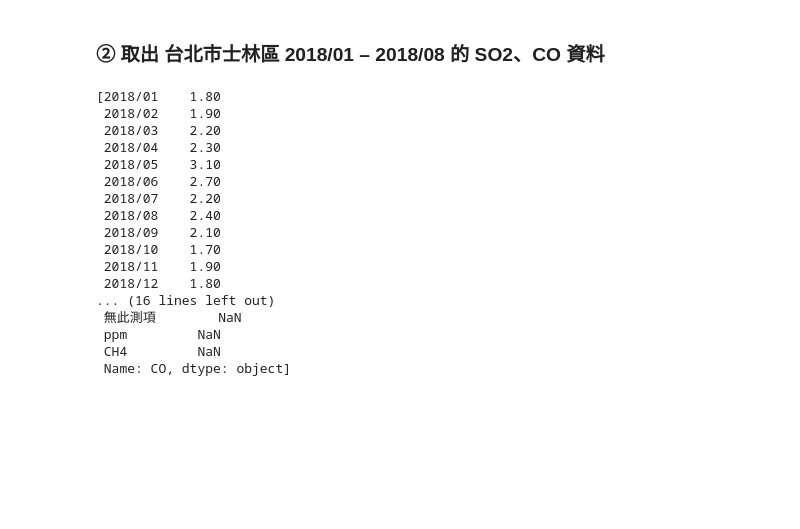
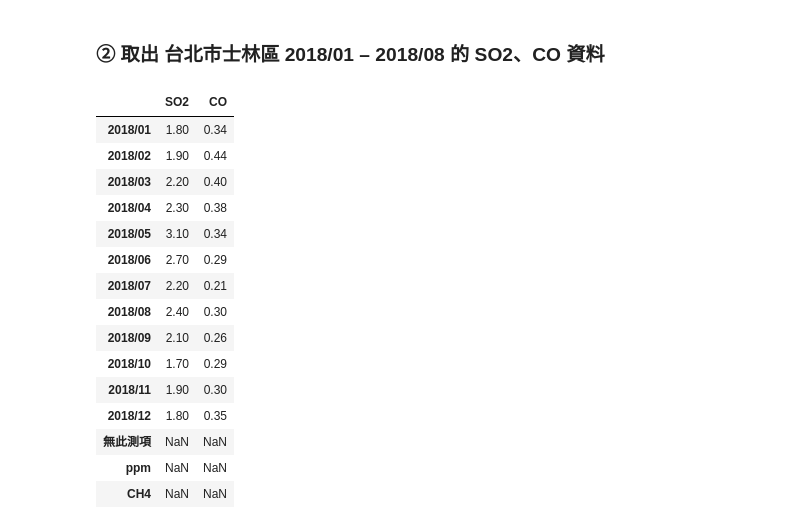
Before and after one commit to karenwang38/PythonHW, a Jupyter notebook: Day022_HW.ipynb, the cells around one changed output. Saved outputs shown, nothing was run; the diff lists cells and outputs as text; code cells hidden in the pictures; blank space fills up the shorter version.

```diff
--- a/Day022_HW.ipynb
+++ b/Day022_HW.ipynb
@@ -168,22 +175,23 @@ Name: SO2, dtype: object
 # %% [markdown]
 ### ② 取出 台北市士林區 2018/01 – 2018/08 的 SO2、CO 資料
-# %%
-[a.SO2, a.CO]
-# %% [output]
-[2018/01    1.80
- 2018/02    1.90
- 2018/03    2.20
- 2018/04    2.30
- 2018/05    3.10
- 2018/06    2.70
- 2018/07    2.20
- 2018/08    2.40
- 2018/09    2.10
- 2018/10    1.70
- 2018/11    1.90
- 2018/12    1.80
-... (16 lines left out)
- 無此測項        NaN
- ppm         NaN
- CH4         NaN
- Name: CO, dtype: object]
+# %%
+so2 = pd.DataFrame(a.SO2)
+co = pd.DataFrame(a.CO)
+pd.concat([so2, co], axis=1)
+# %% [output]
+|  | SO2 | CO |
+| 2018/01 | 1.80 | 0.34 |
+| 2018/02 | 1.90 | 0.44 |
+| 2018/03 | 2.20 | 0.40 |
+| 2018/04 | 2.30 | 0.38 |
+| 2018/05 | 3.10 | 0.34 |
+| 2018/06 | 2.70 | 0.29 |
+| 2018/07 | 2.20 | 0.21 |
+| 2018/08 | 2.40 | 0.30 |
+| 2018/09 | 2.10 | 0.26 |
+| 2018/10 | 1.70 | 0.29 |
+| 2018/11 | 1.90 | 0.30 |
+| 2018/12 | 1.80 | 0.35 |
+| 無此測項 | NaN | NaN |
+| ppm | NaN | NaN |
+| CH4 | NaN | NaN |
```
Also changed, not shown: parts of 2 cells of this notebook.
